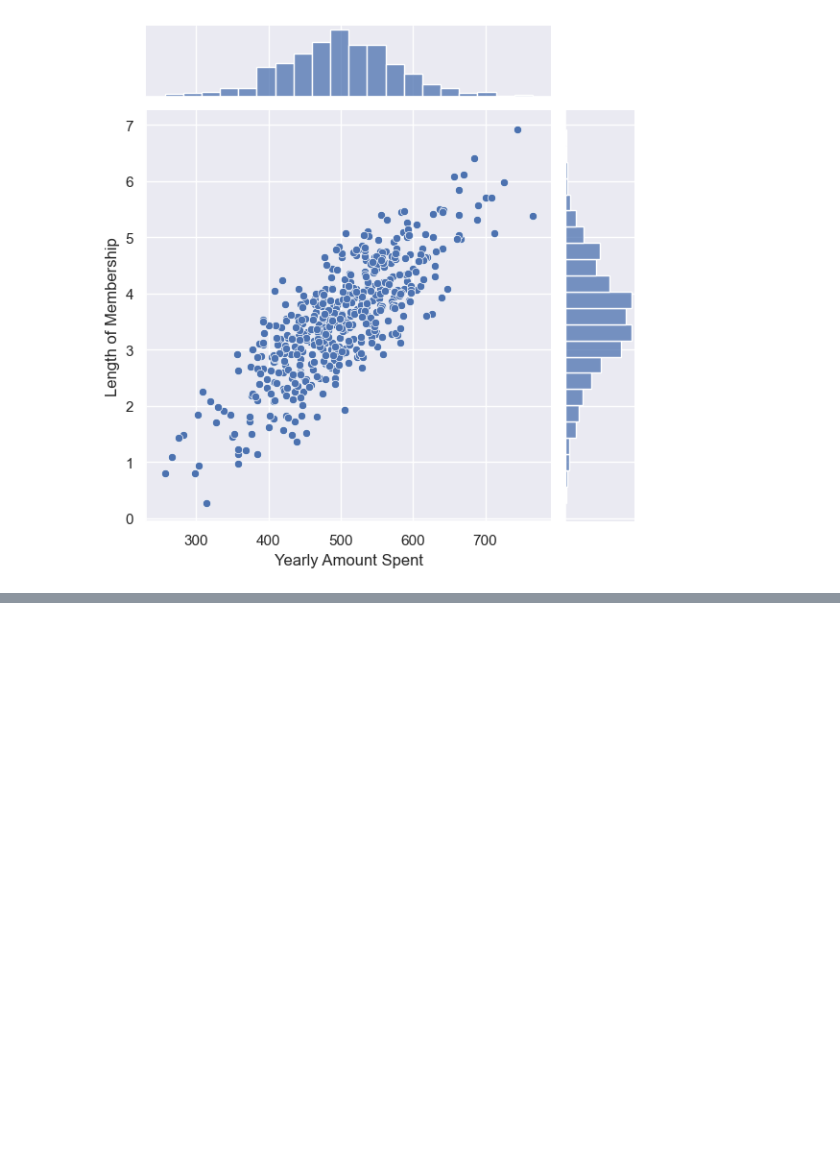
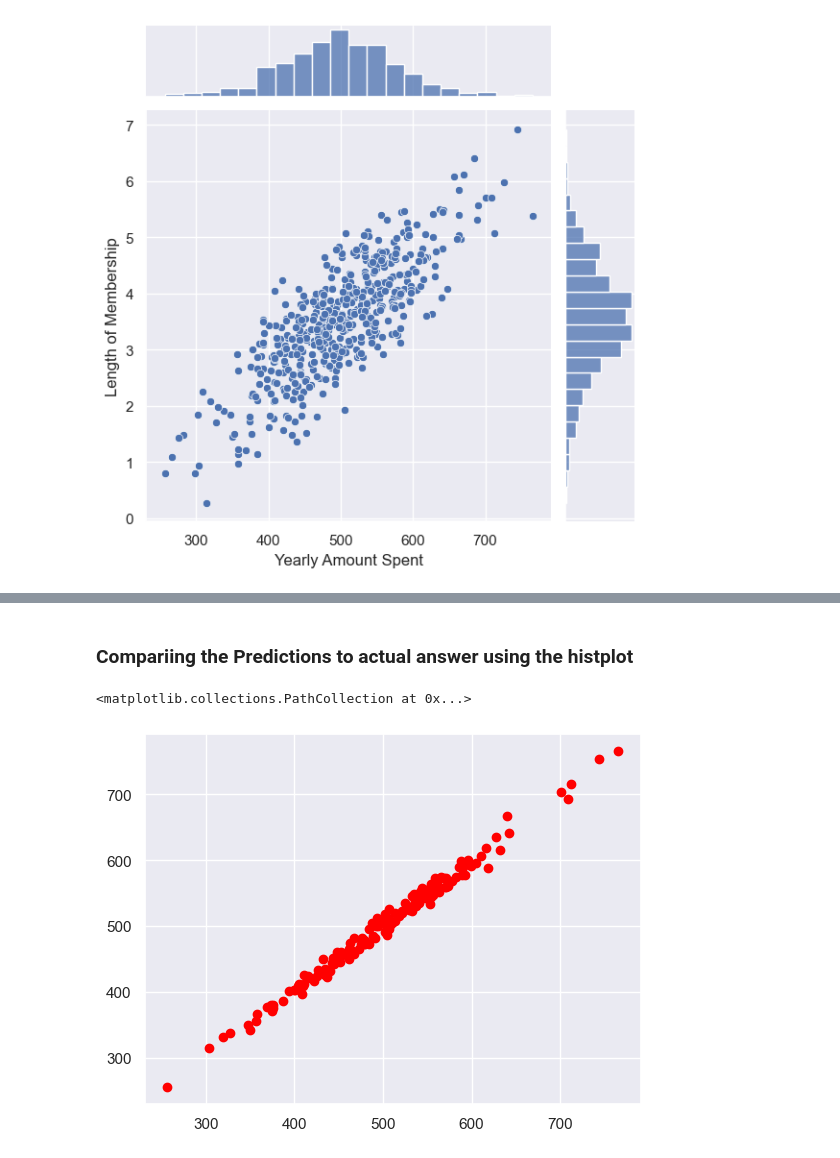
Before and after one commit to ahmedyar7/Machine-Learning-Projects, a Jupyter notebook: Ecommerce-Company/main.ipynb, the cells around one changed output, grey strips where cells are left out. Cells and saved outputs as stored; diff of their text form; code cells hidden in the pictures; blank space fills up the shorter version.

```diff
--- a/Ecommerce-Company/main.ipynb
+++ b/Ecommerce-Company/main.ipynb
@@ -90,0 +103,11 @@ sns.jointplot(
+# %%
+Features = data_df[
+    [
+        "Avg. Session Length",
+        "Time on App",
+        "Time on Website",
+        "Length of Membership",
+    ]
+]
+
+Target = data_df["Yearly Amount Spent"]
@@ -90,0 +116,7 @@ sns.jointplot(
+# %%
+X_Train, x_test, Y_Train, y_test = train_test_split(
+    Features,
+    Target,
+    test_size=0.3,
+    random_state=101,
+)
@@ -90,0 +125,3 @@ sns.jointplot(
+# %%
+lr = LinearRegression()
+lr.fit(X_Train, Y_Train)
@@ -90,0 +155,3 @@ sns.jointplot(
+# %%
+predictions = lr.predict(x_test)
+predictions
@@ -90,0 +176,11 @@ sns.jointplot(
+# %% [markdown]
+### Compariing the Predictions to actual answer using the histplot
+# %%
+plt.scatter(
+    x=y_test,
+    y=predictions,
+    c="red",
+)
+# %% [output]
+<matplotlib.collections.PathCollection at 0x...>
+[figure, added]
```
Also changed, not shown: parts of 14 cells of this notebook.
